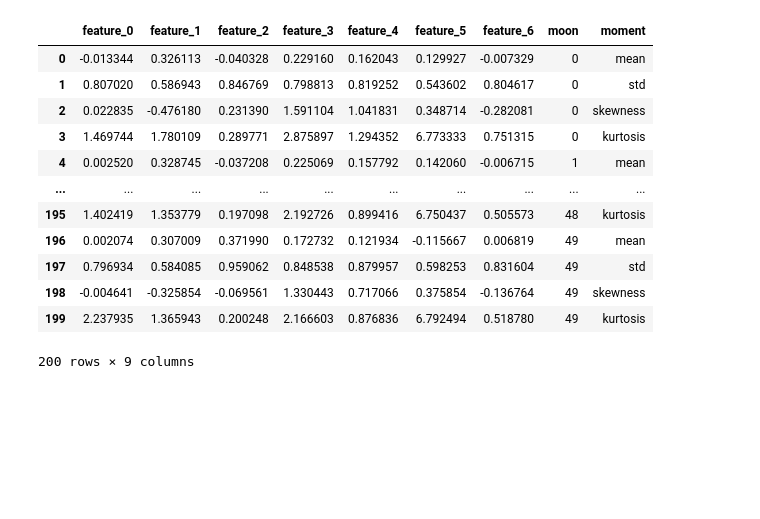
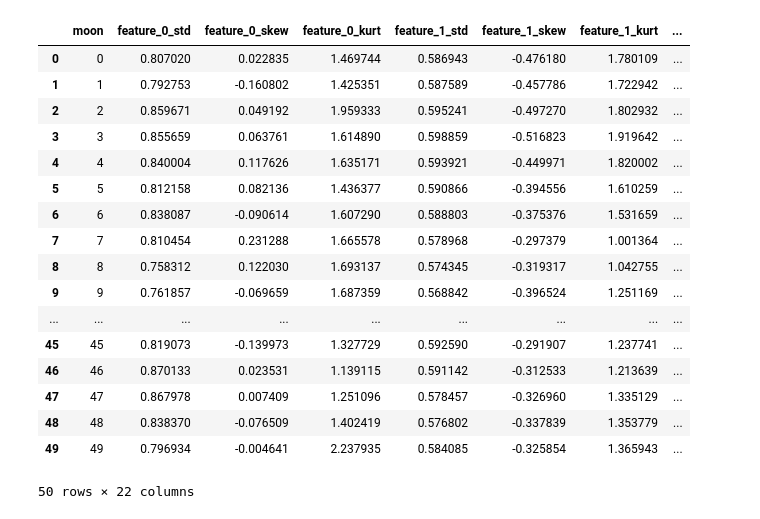
Before and after one commit to crunchdao/feature-engineering, a Jupyter notebook: src/outlier.ipynb, the cells around one changed output. Drawn from its saved outputs; the diff is of its cells as text; code cells hidden in the pictures; blank space fills up the shorter version.

Commit message:
feat: moments matrix for outliers

```diff
--- a/src/outlier.ipynb
+++ b/src/outlier.ipynb
@@ -13,16 +27,23 @@ moon_wise_mom = d.moon_wise_moment()
-# %%
-moon_wise_mom
-# %% [output]
-|  | feature_0 | feature_1 | feature_2 | feature_3 | feature_4 | feature_5 | feature_6 | moon | moment |
-| 0 | -0.013344 | 0.326113 | -0.040328 | 0.229160 | 0.162043 | 0.129927 | -0.007329 | 0 | mean |
-| 1 | 0.807020 | 0.586943 | 0.846769 | 0.798813 | 0.819252 | 0.543602 | 0.804617 | 0 | std |
-| 2 | 0.022835 | -0.476180 | 0.231390 | 1.591104 | 1.041831 | 0.348714 | -0.282081 | 0 | skewness |
-| 3 | 1.469744 | 1.780109 | 0.289771 | 2.875897 | 1.294352 | 6.773333 | 0.751315 | 0 | kurtosis |
-| 4 | 0.002520 | 0.328745 | -0.037208 | 0.225069 | 0.157792 | 0.142060 | -0.006715 | 1 | mean |
-| ... | ... | ... | ... | ... | ... | ... | ... | ... | ... |
-| 195 | 1.402419 | 1.353779 | 0.197098 | 2.192726 | 0.899416 | 6.750437 | 0.505573 | 48 | kurtosis |
-| 196 | 0.002074 | 0.307009 | 0.371990 | 0.172732 | 0.121934 | -0.115667 | 0.006819 | 49 | mean |
-| 197 | 0.796934 | 0.584085 | 0.959062 | 0.848538 | 0.879957 | 0.598253 | 0.831604 | 49 | std |
-| 198 | -0.004641 | -0.325854 | -0.069561 | 1.330443 | 0.717066 | 0.375854 | -0.136764 | 49 | skewness |
-| 199 | 2.237935 | 1.365943 | 0.200248 | 2.166603 | 0.876836 | 6.792494 | 0.518780 | 49 | kurtosis |
-200 rows × 9 columns
+# %%
+cross_sectional_moments = d.cross_sectional_moments()
+# %%
+cross_sectional_moments
+# %% [output]
+|  | moon | feature_0_std | feature_0_skew | feature_0_kurt | feature_1_std | feature_1_skew | feature_1_kurt | ... |
+| 0 | 0 | 0.807020 | 0.022835 | 1.469744 | 0.586943 | -0.476180 | 1.780109 | ... |
+| 1 | 1 | 0.792753 | -0.160802 | 1.425351 | 0.587589 | -0.457786 | 1.722942 | ... |
+| 2 | 2 | 0.859671 | 0.049192 | 1.959333 | 0.595241 | -0.497270 | 1.802932 | ... |
+| 3 | 3 | 0.855659 | 0.063761 | 1.614890 | 0.598859 | -0.516823 | 1.919642 | ... |
+| 4 | 4 | 0.840004 | 0.117626 | 1.635171 | 0.593921 | -0.449971 | 1.820002 | ... |
+| 5 | 5 | 0.812158 | 0.082136 | 1.436377 | 0.590866 | -0.394556 | 1.610259 | ... |
+| 6 | 6 | 0.838087 | -0.090614 | 1.607290 | 0.588803 | -0.375376 | 1.531659 | ... |
+| 7 | 7 | 0.810454 | 0.231288 | 1.665578 | 0.578968 | -0.297379 | 1.001364 | ... |
+| 8 | 8 | 0.758312 | 0.122030 | 1.693137 | 0.574345 | -0.319317 | 1.042755 | ... |
+| 9 | 9 | 0.761857 | -0.069659 | 1.687359 | 0.568842 | -0.396524 | 1.251169 | ... |
+| ... | ... | ... | ... | ... | ... | ... | ... | ... |
+| 45 | 45 | 0.819073 | -0.139973 | 1.327729 | 0.592590 | -0.291907 | 1.237741 | ... |
+| 46 | 46 | 0.870133 | 0.023531 | 1.139115 | 0.591142 | -0.312533 | 1.213639 | ... |
+| 47 | 47 | 0.867978 | 0.007409 | 1.251096 | 0.578457 | -0.326960 | 1.335129 | ... |
+| 48 | 48 | 0.838370 | -0.076509 | 1.402419 | 0.576802 | -0.337839 | 1.353779 | ... |
+| 49 | 49 | 0.796934 | -0.004641 | 2.237935 | 0.584085 | -0.325854 | 1.365943 | ... |
+50 rows × 22 columns
```
Also changed, not shown: parts of 4 cells of this notebook, 3 other files.
